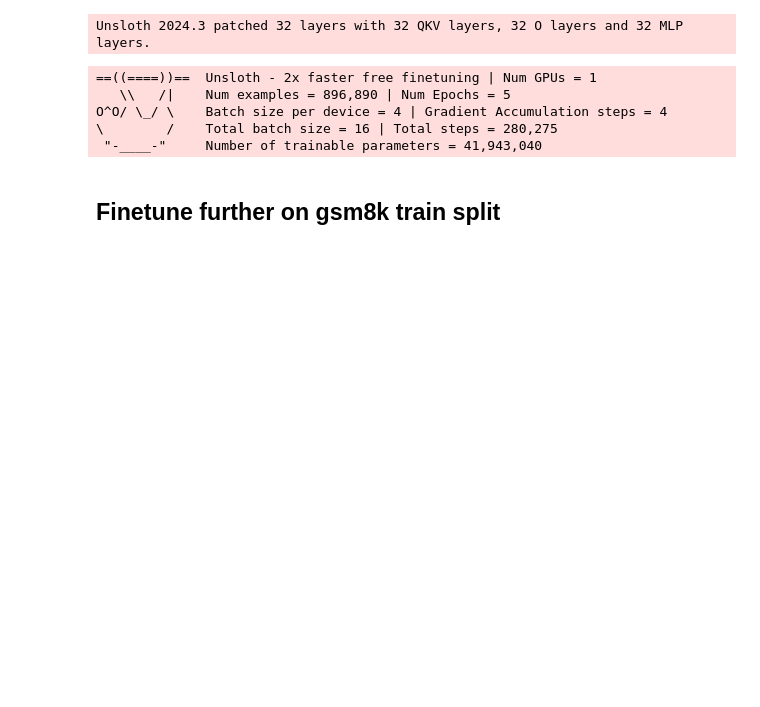
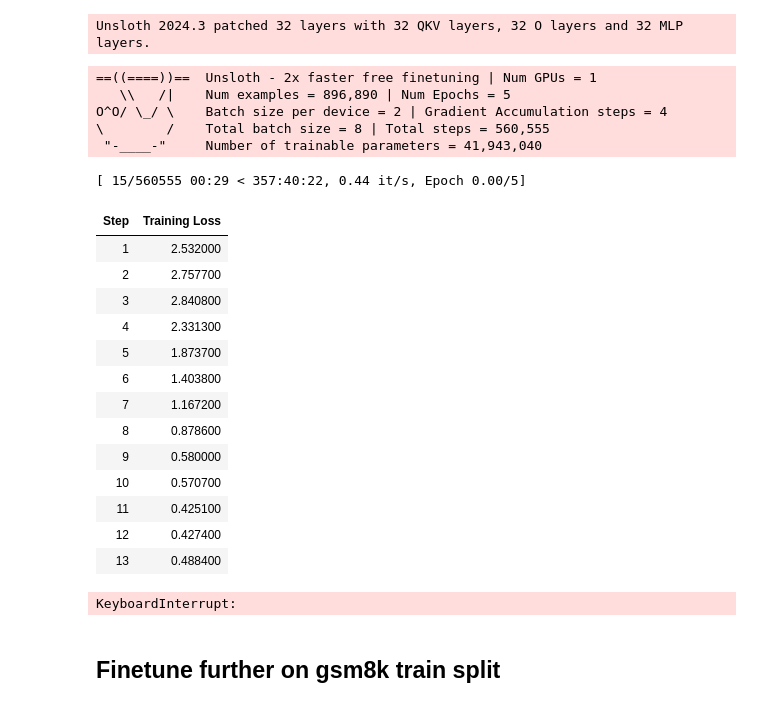
Before and after one commit to nik-hz/codemath, a Jupyter notebook: notebooks/unsloth_adapted_python_traces.ipynb, the cells around one changed output. Saved outputs shown, nothing was run; the diff lists cells and outputs as text; code cells hidden in the pictures; blank space fills up the shorter version.

Commit message:
training script

```diff
--- a/notebooks/unsloth_adapted_python_traces.ipynb
+++ b/notebooks/unsloth_adapted_python_traces.ipynb
@@ -244,9 +244,3 @@ trainer = SFTTrainer(
         output_dir="outputs",
     ),
 )
-# %%
-for i in range(torch.cuda.device_count()):
-        torch.cuda.set_device(i)
-        torch.cuda.empty_cache()  # Clear cached memory
-        # Explicitly collect garbage
-        # gc.collect()
@@ -253,13 +360,30 @@ for i in range(torch.cuda.device_count()):
 # %%
 # send model to 2nd gpu
-
+# model.to("cuda")
+trainer.compute_metrics = custom_metrics
 trainer_stats = trainer.train()
 # %% [output]
 ==((====))==  Unsloth - 2x faster free finetuning | Num GPUs = 1
    \\   /|    Num examples = 896,890 | Num Epochs = 5
-O^O/ \_/ \    Batch size per device = 4 | Gradient Accumulation steps = 4
-\        /    Total batch size = 16 | Total steps = 280,275
+O^O/ \_/ \    Batch size per device = 2 | Gradient Accumulation steps = 4
+\        /    Total batch size = 8 | Total steps = 560,555
  "-____-"     Number of trainable parameters = 41,943,040
+[ 15/560555 00:29 < 357:40:22, 0.44 it/s, Epoch 0.00/5]
+| Step | Training Loss |
+| 1 | 2.532000 |
+| 2 | 2.757700 |
+| 3 | 2.840800 |
+| 4 | 2.331300 |
+| 5 | 1.873700 |
+| 6 | 1.403800 |
+| 7 | 1.167200 |
+| 8 | 0.878600 |
+| 9 | 0.580000 |
+| 10 | 0.570700 |
+| 11 | 0.425100 |
+| 12 | 0.427400 |
+| 13 | 0.488400 |
+KeyboardInterrupt:
 # %%
 # alpaca_prompt = Copied from above
 FastLanguageModel.for_inference(model)  # Enable native 2x faster inference
```
Also changed, not shown: parts of 3 cells of this notebook, 3 other files.
